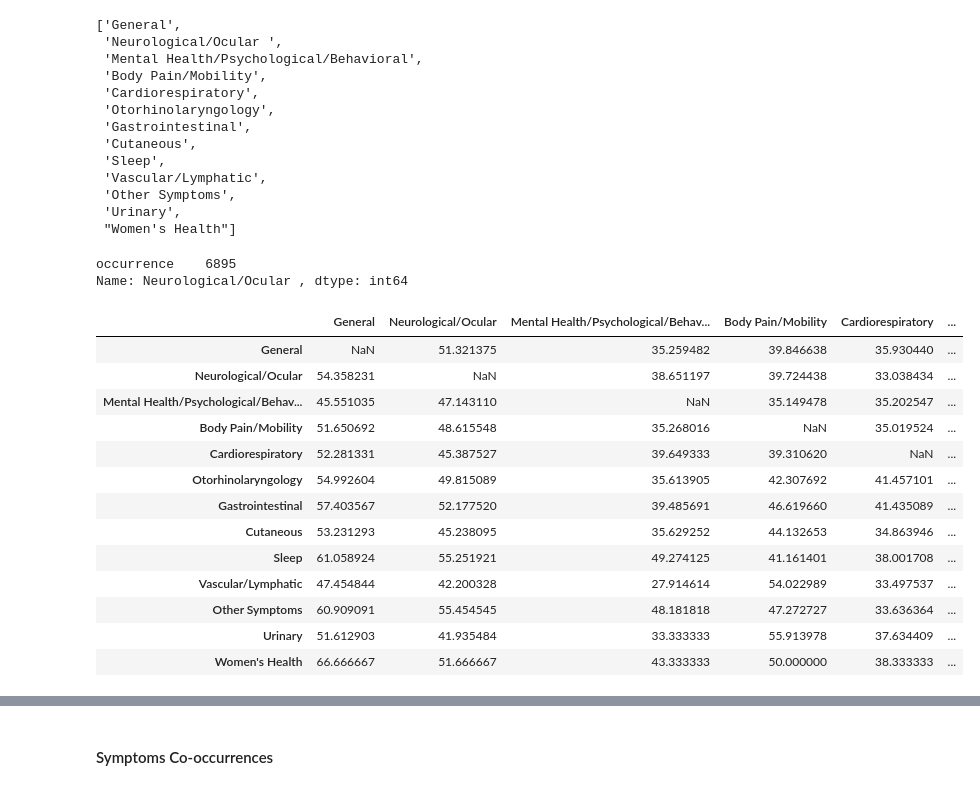
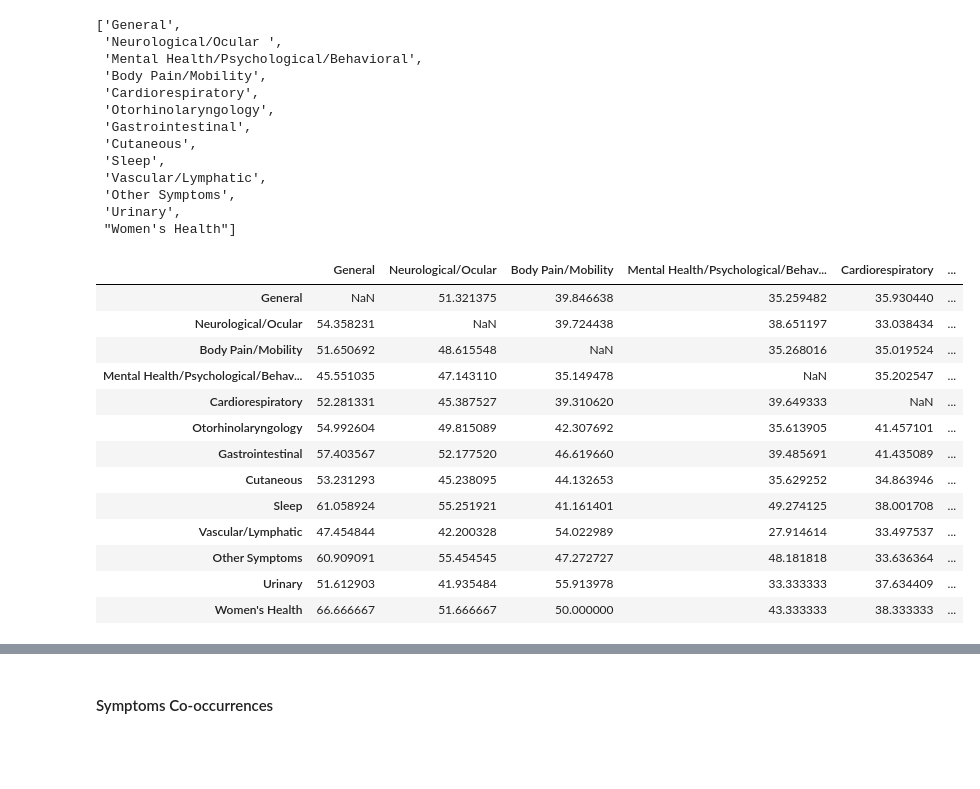
Before and after one commit to HaninAyadi/DOVA_LUX, a Jupyter notebook: notebooks/insights_from_reddit_posts_clusters.ipynb, the cells around one changed output, grey strips where cells are left out. Cells and saved outputs as stored; diff of their text form; code cells hidden in the pictures; blank space fills up the shorter version.

```diff
--- a/notebooks/insights_from_reddit_posts_clusters.ipynb
+++ b/notebooks/insights_from_reddit_posts_clusters.ipynb
@@ -138,9 +124,3 @@ other_extracted_symptoms = extracted_symptoms
 #other_extracted_symptoms = [list(set(symptoms_list)) for symptoms_list in other_extracted_symptoms]
 #with open("other_extracted_symptoms_from_long_covid_phrases_in_posts", "w") as fp:
 #    json.dump(other_extracted_symptoms, fp)
-# %%
-extracted_symptoms_lexicon = []
-for synonym_list in other_extracted_symptoms:
-    lexicon_list = list(set([lexicon_symptoms_dict[synonym] for synonym in synonym_list]))
-    extracted_symptoms_lexicon.append(lexicon_list)
-extracted_symptoms_lexicon
@@ -232,7 +165,0 @@ Number of posts containing more than one symptom: 11392
-# %%
-# mapping the symptoms of the lexicon to the categories
-extracted_symptoms_categories = []
-for synonym_list in other_extracted_symptoms:
-    lexicon_list = list(set([symptom_synonym_category_dict[synonym] for synonym in synonym_list]))
-    extracted_symptoms_categories.append(lexicon_list)
-extracted_symptoms_categories
@@ -483,12 +364,3 @@ sum(bigram_counts_common_dict.values())/2
 47001.0
 # %%
 #original_category_list
-# %%
-# crating a matrix for the co-occurence values
-original_category_list = list(set(symptom_synonym_category_dict.values()))
-categories_heatmap_df = pd.DataFrame(columns = original_category_list, index = original_category_list, dtype=float)
-for category in original_category_list:
-    for cat in original_category_list:
-        if (category, cat) in bigram_counts_common_dict.keys():
-            categories_heatmap_df.loc[category, cat] = bigram_counts_common_dict[(category, cat)]
-categories_heatmap_df
@@ -510,11 +366,0 @@ categories_heatmap_df
-# %%
-# crating a matrix for the co-occurence values
-original_category_list = list(set(symptom_synonym_category_dict.values()))
-categories_heatmap_df = pd.DataFrame(columns = original_category_list, index = original_category_list, dtype=float)
-for category in original_category_list:
-    for cat in original_category_list:
-        if (category, cat) in bigram_counts_common_dict.keys():
-            categories_heatmap_df.loc[category, cat] = (bigram_counts_common_dict[(category, cat)] / 38838) * 100
-        elif category != cat:
-            categories_heatmap_df.loc[category, cat] = 0
-categories_heatmap_df
@@ -572,42 +380,36 @@ top_categories_df.columns.to_list()
  'Other Symptoms',
  'Urinary',
  "Women's Health"]
-# %%
-top_categories_df[cat]
-# %% [output]
-occurrence    6895
-Name: Neurological/Ocular , dtype: int64
 # %%
 # crating a matrix for the co-occurence values
 original_category_list = top_categories_df.columns.to_list()
-categories_heatmap_df = pd.DataFrame(columns = original_category_list, index = original_category_list, dtype=float)
+newly_ordered_categories_list = ['General', 'Neurological/Ocular ', 'Body Pain/Mobility', 'Mental Health/Psychological/Behavioral', 'Cardiorespiratory', 'Otorhinolaryngology', 'Gastrointestinal', 'Cutaneous', 'Sleep', 'Vascular/Lymphatic', 'Other Symptoms', 'Urinary', "Women's Health"]
+categories_heatmap_df = pd.DataFrame(columns = newly_ordered_categories_list, index = newly_ordered_categories_list, dtype=float)
 max_value = max(bigram_counts_common_dict.values())
 min_value = min(bigram_counts_common_dict.values())
 
-for category in original_category_list:
-    for cat in original_category_list:
+for category in newly_ordered_categories_list:
+    for cat in newly_ordered_categories_list:
         if (category, cat) in bigram_counts_common_dict.keys():
-            #categories_heatmap_df.loc[category, cat] = (bigram_counts_common_dict[(category, cat)] / 38838) * 100
-            #categories_heatmap_df.loc[category, cat] = (bigram_counts_common_dict[(category, cat)] / (top_categories_df[category][0] + top_categories_df[cat][0])) * 100
             categories_heatmap_df.loc[category, cat] = (bigram_counts_common_dict[(category, cat)] / top_categories_df[category][0]) * 100
         elif category != cat:
             categories_heatmap_df.loc[category, cat] = 0
 categories_heatmap_df
 # %% [output]
-|  | General | Neurological/Ocular | Mental Health/Psychological/Behav... | Body Pain/Mobility | Cardiorespiratory | ... |
-| General | NaN | 51.321375 | 35.259482 | 39.846638 | 35.930440 | ... |
-| Neurological/Ocular | 54.358231 | NaN | 38.651197 | 39.724438 | 33.038434 | ... |
-| Mental Health/Psychological/Behav... | 45.551035 | 47.143110 | NaN | 35.149478 | 35.202547 | ... |
-| Body Pain/Mobility | 51.650692 | 48.615548 | 35.268016 | NaN | 35.019524 | ... |
-| Cardiorespiratory | 52.281331 | 45.387527 | 39.649333 | 39.310620 | NaN | ... |
-| Otorhinolaryngology | 54.992604 | 49.815089 | 35.613905 | 42.307692 | 41.457101 | ... |
-| Gastrointestinal | 57.403567 | 52.177520 | 39.485691 | 46.619660 | 41.435089 | ... |
-| Cutaneous | 53.231293 | 45.238095 | 35.629252 | 44.132653 | 34.863946 | ... |
-| Sleep | 61.058924 | 55.251921 | 49.274125 | 41.161401 | 38.001708 | ... |
-| Vascular/Lymphatic | 47.454844 | 42.200328 | 27.914614 | 54.022989 | 33.497537 | ... |
-| Other Symptoms | 60.909091 | 55.454545 | 48.181818 | 47.272727 | 33.636364 | ... |
-| Urinary | 51.612903 | 41.935484 | 33.333333 | 55.913978 | 37.634409 | ... |
-| Women's Health | 66.666667 | 51.666667 | 43.333333 | 50.000000 | 38.333333 | ... |
+|  | General | Neurological/Ocular | Body Pain/Mobility | Mental Health/Psychological/Behav... | Cardiorespiratory | ... |
+| General | NaN | 51.321375 | 39.846638 | 35.259482 | 35.930440 | ... |
+| Neurological/Ocular | 54.358231 | NaN | 39.724438 | 38.651197 | 33.038434 | ... |
+| Body Pain/Mobility | 51.650692 | 48.615548 | NaN | 35.268016 | 35.019524 | ... |
+| Mental Health/Psychological/Behav... | 45.551035 | 47.143110 | 35.149478 | NaN | 35.202547 | ... |
+| Cardiorespiratory | 52.281331 | 45.387527 | 39.310620 | 39.649333 | NaN | ... |
+| Otorhinolaryngology | 54.992604 | 49.815089 | 42.307692 | 35.613905 | 41.457101 | ... |
+| Gastrointestinal | 57.403567 | 52.177520 | 46.619660 | 39.485691 | 41.435089 | ... |
+| Cutaneous | 53.231293 | 45.238095 | 44.132653 | 35.629252 | 34.863946 | ... |
+| Sleep | 61.058924 | 55.251921 | 41.161401 | 49.274125 | 38.001708 | ... |
+| Vascular/Lymphatic | 47.454844 | 42.200328 | 54.022989 | 27.914614 | 33.497537 | ... |
+| Other Symptoms | 60.909091 | 55.454545 | 47.272727 | 48.181818 | 33.636364 | ... |
+| Urinary | 51.612903 | 41.935484 | 55.913978 | 33.333333 | 37.634409 | ... |
+| Women's Health | 66.666667 | 51.666667 | 50.000000 | 43.333333 | 38.333333 | ... |
 # %%
 from matplotlib.colors import LogNorm, Normalize
 
```
Also changed, not shown: parts of 47 cells of this notebook.
